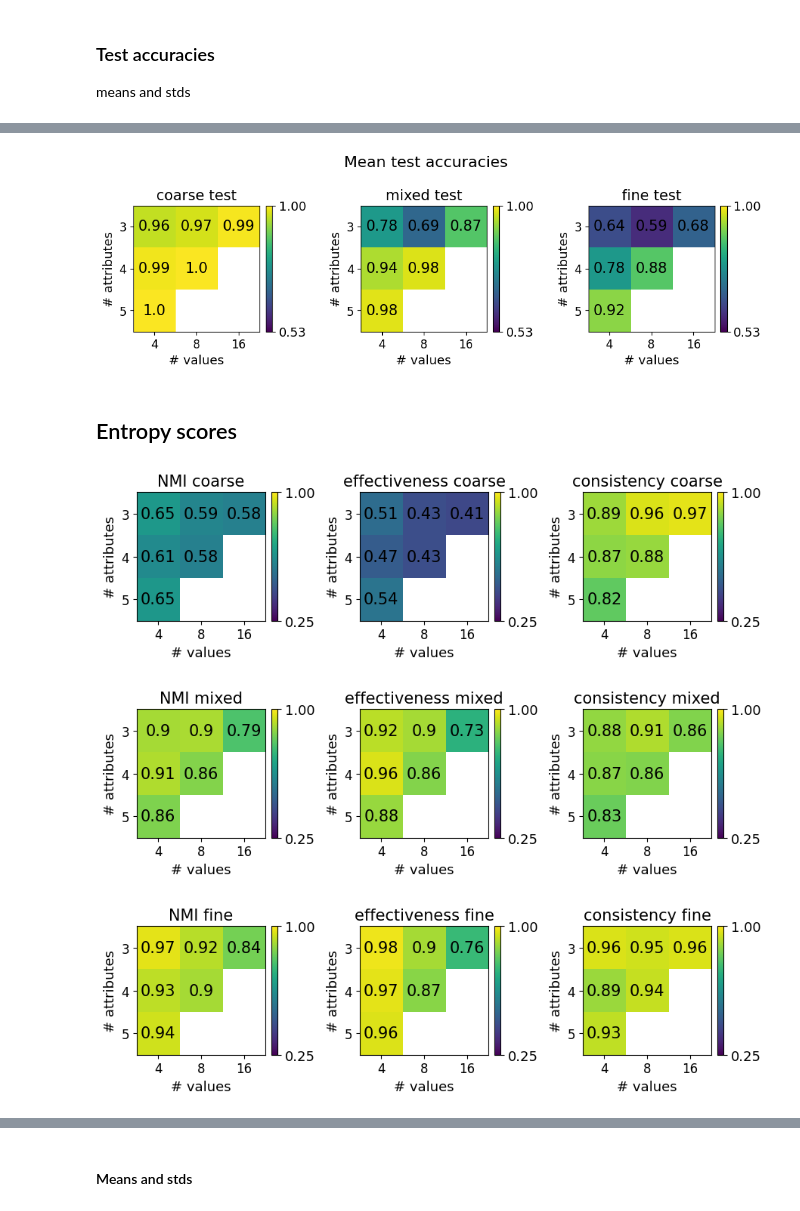
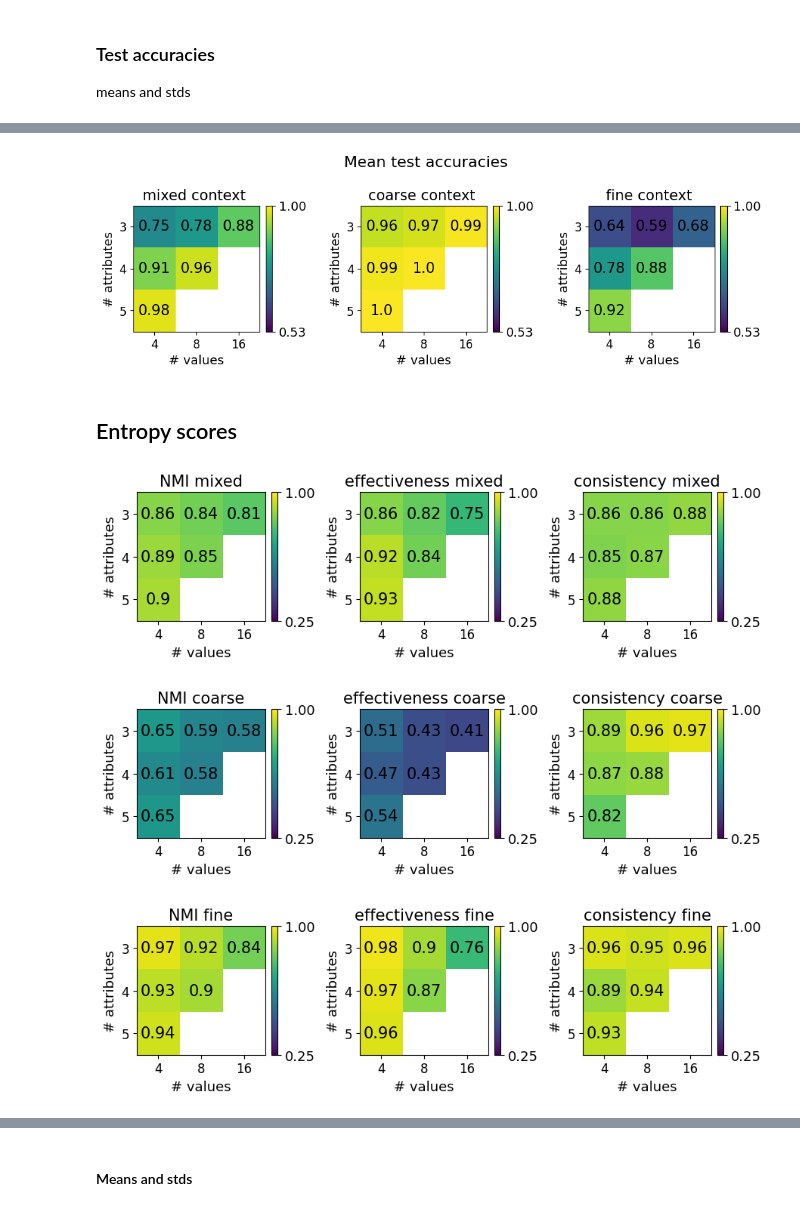
Before and after one commit to abriotto/context-granularity, a Jupyter notebook: analysis_quantitative.ipynb, the cells around one changed output, grey strips where cells are left out. Drawn from its saved outputs; the diff is of its cells as text; code cells hidden in the pictures.

```diff
--- a/analysis_quantitative.ipynb
+++ b/analysis_quantitative.ipynb
@@ -28,7 +28,7 @@ context_unaware = False # whether original or context_unaware simulations are ev
 setting = 'standard' # context-aware
 
 granularities = True # wether muliple granularities are evaluated
-granularity_list = ['coarse', 'mixed', 'fine']
+granularity_list = ['sampled_context', 'coarse', 'fine']
 # %% [markdown]
 ### Accuracies
 # %% [markdown]
@@ -223,25 +285,71 @@ mean: 0.918  std: 0.035  min: 0.86  max: 0.95
 titles = []
 conds = ['test']
 
+plot_name_map = {
+    'coarse': 'coarse context',
+    'fine': 'fine context',
+    'mixed': 'mixed full context',
+    'sampled_context': 'mixed context',
+}
 
 for g in granularity_list:
-        for c in conds:
-            titles.append(str(g + ' ' + c))
+    plot_name = plot_name_map.get(g, g)
 
-plot_heatmap(test_accuracies_grans, 'mean', plot_dims=(1,3), ylims=(0.53, 1.0), titles = titles, suptitle='Mean test accuracies',
-             fontsize=15, figsize = (10,3))
+    for c in conds:
+        titles.append(plot_name + ' ' )
+
+plot_heatmap(
+    test_accuracies_grans,
+    'mean',
+    plot_dims=(1, 3),
+    ylims=(0.53, 1.0),
+    titles=titles,
+    suptitle='Mean test accuracies',
+    fontsize=15,
+    figsize=(10, 3)
+)
 # %% [output]
-[figure, old version]
+[figure, new version]
 # %% [markdown]
 ## Entropy scores
 # %%
+plot_name_map = {
+    'coarse': 'coarse',
+    'fine': 'fine',
+    'mixed': 'mixed full',
+    'sampled_context': 'mixed',
+}
+
 for g in granularity_list:
-    entropy_scores = load_entropies(paths, context_unaware=False, granularity = g)
-    entropies = [entropy_scores['NMI'], entropy_scores['effectiveness'], entropy_scores['consistency']]
-    plot_heatmap(entropies, 'mean', plot_dims=(1,3), ylims=(0.25, 1.0), figsize=(9, 3),
-             titles = ('NMI '+g, 'effectiveness ' + g, 'consistency ' +g), fontsize = 15)
+    plot_name = plot_name_map.get(g, g)
+
+    entropy_scores = load_entropies(
+        paths,
+        context_unaware=False,
+        granularity=g
+    )
+
+    entropies = [
+        entropy_scores['NMI'],
+        entropy_scores['effectiveness'],
+        entropy_scores['consistency']
+    ]
+
+    plot_heatmap(
+        entropies,
+        'mean',
+        plot_dims=(1, 3),
+        ylims=(0.25, 1.0),
+        figsize=(9, 3),
+        titles=(
+            'NMI ' + plot_name,
+            'effectiveness ' + plot_name,
+            'consistency ' + plot_name
+        ),
+        fontsize=15
+    )
 # %% [output]
-[figure, old version]
+[figure, new version]
-[figure, old version]
+[figure, new version]
 [figure]
 # %%
```
Also changed, not shown: parts of 19 cells of this notebook.
